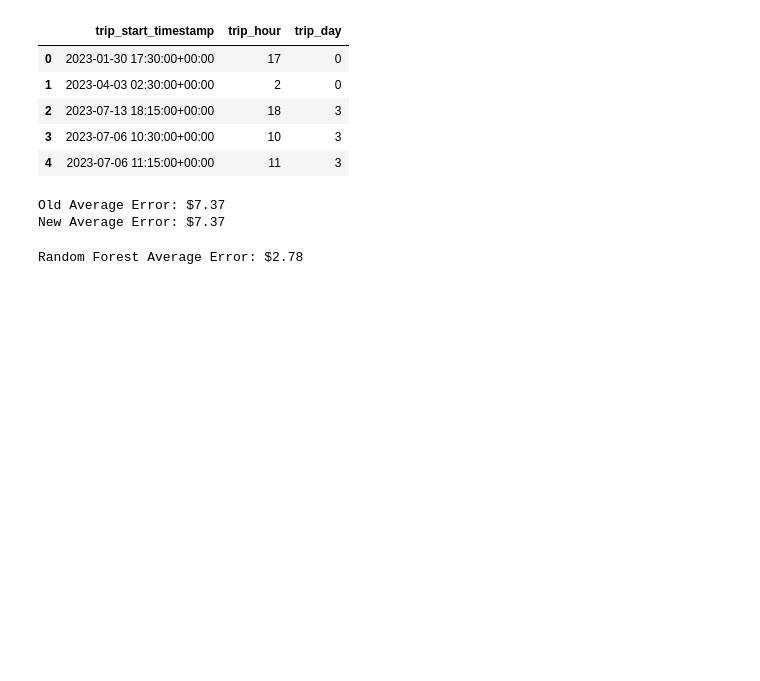
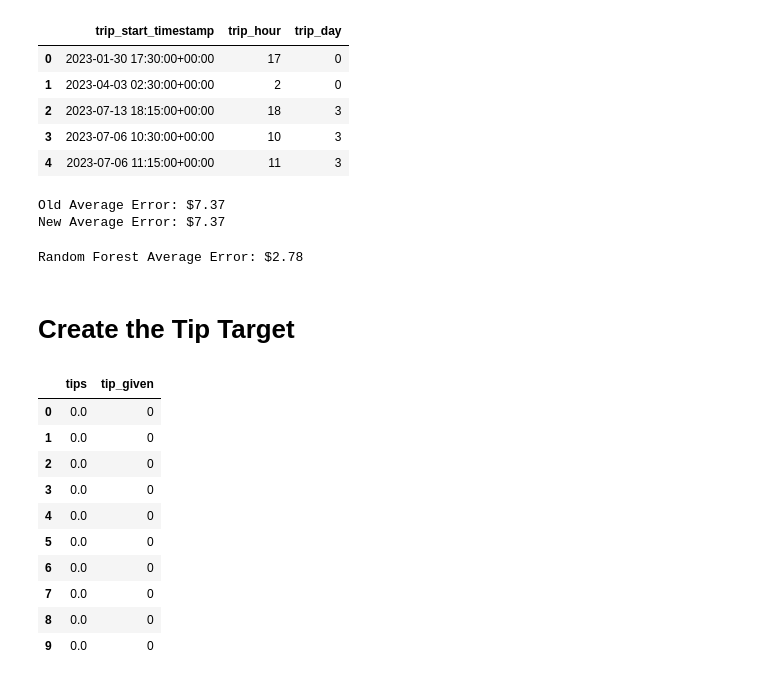
Before and after one commit to primegideon/internship-retro, a Jupyter notebook: ml-notebooks/chicago_taxi_ml.ipynb, the cells around one changed output. Drawn from its saved outputs; the diff is of its cells as text; code cells hidden in the pictures; blank space fills up the shorter version.

```diff
--- a/ml-notebooks/chicago_taxi_ml.ipynb
+++ b/ml-notebooks/chicago_taxi_ml.ipynb
@@ -169,3 +169,23 @@ forest_error = mean_absolute_error(Y_test_s, forest_predictions)
 print(f"Random Forest Average Error: ${forest_error:.2f}")
 # %% [output]
 Random Forest Average Error: $2.78
+# %% [markdown]
+# Create the Tip Target
+# %%
+# Create a new column 'tip_given'. 1 if the tip is greater than $0, and 0 if they left nothing.
+df['tip_given'] = (df['tips'] > 0).astype(int)
+
+# peek at the new target column alongside the actual tip amounts
+display(df[['tips', 'tip_given']].head(10))
+# %% [output]
+|  | tips | tip_given |
+| 0 | 0.0 | 0 |
+| 1 | 0.0 | 0 |
+| 2 | 0.0 | 0 |
+| 3 | 0.0 | 0 |
+| 4 | 0.0 | 0 |
+| 5 | 0.0 | 0 |
+| 6 | 0.0 | 0 |
+| 7 | 0.0 | 0 |
+| 8 | 0.0 | 0 |
+| 9 | 0.0 | 0 |
```
Also changed, not shown: parts of 3 cells of this notebook.
